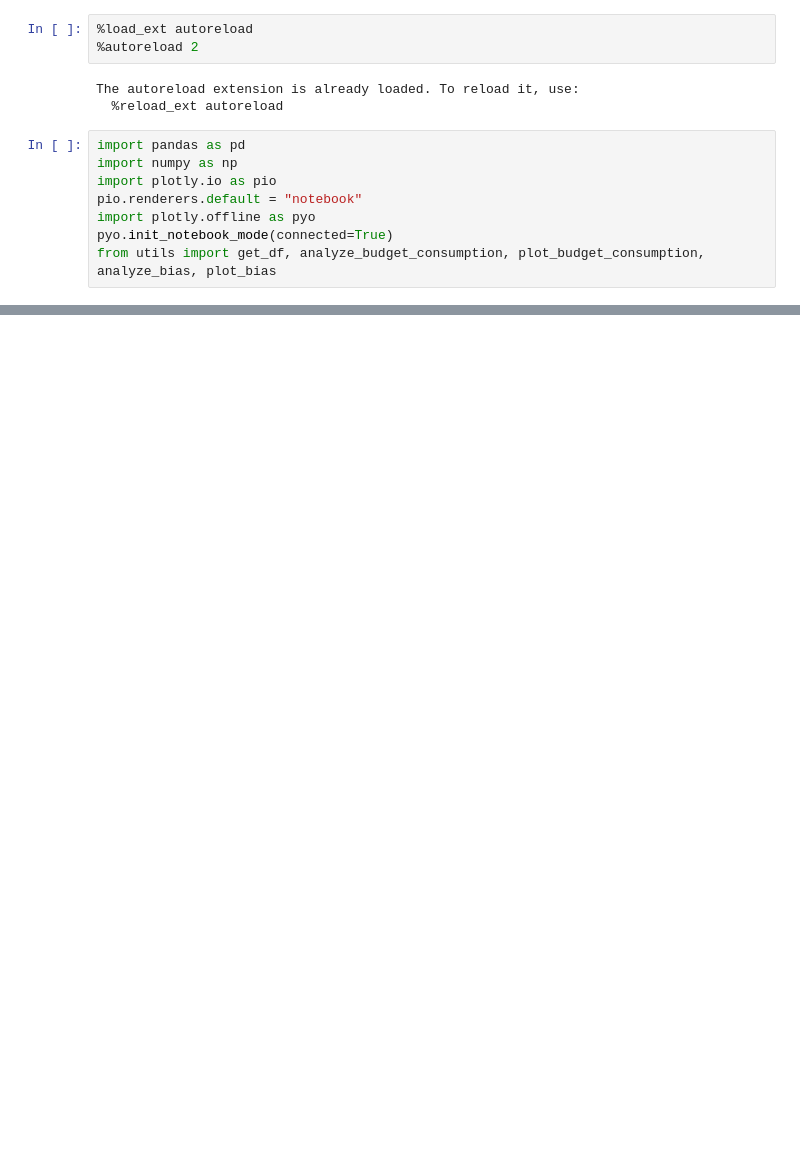
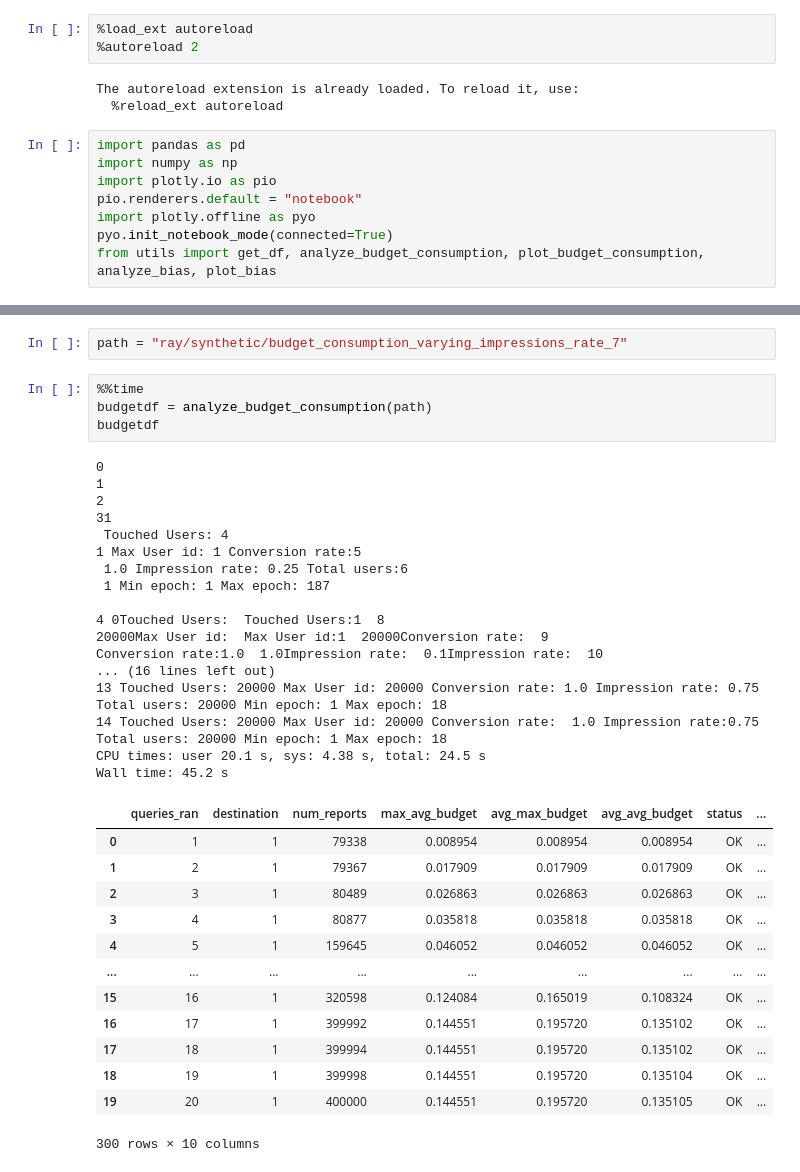
Before and after one commit to columbia/cookiemonster, a Jupyter notebook: cookiemonster/notebooks/analysis.ipynb, the cells around one changed output, grey strips where cells are left out. Cells and saved outputs as stored; diff of their text form; blank space fills up the shorter version.

```diff
--- a/cookiemonster/notebooks/analysis.ipynb
+++ b/cookiemonster/notebooks/analysis.ipynb
@@ -53,0 +58,37 @@ plot_budget_consumption(budget_df)
+# %%
+path = "ray/synthetic/budget_consumption_varying_impressions_rate_7"
+# %%
+%%time
+budgetdf = analyze_budget_consumption(path)
+budgetdf
+# %% [output]
+0
+1
+2
+31
+ Touched Users: 4
+1 Max User id: 1 Conversion rate:5
+ 1.0 Impression rate: 0.25 Total users:6
+ 1 Min epoch: 1 Max epoch: 187
+
+4 0Touched Users:  Touched Users:1  8
+20000Max User id:  Max User id:1  20000Conversion rate:  9
+Conversion rate:1.0  1.0Impression rate:  0.1Impression rate:  10
+... (16 lines left out)
+13 Touched Users: 20000 Max User id: 20000 Conversion rate: 1.0 Impression rate: 0.75 Total users: 20000 Min epoch: 1 Max epoch: 18
+14 Touched Users: 20000 Max User id: 20000 Conversion rate:  1.0 Impression rate:0.75 Total users: 20000 Min epoch: 1 Max epoch: 18
+CPU times: user 20.1 s, sys: 4.38 s, total: 24.5 s
+Wall time: 45.2 s
+|  | queries_ran | destination | num_reports | max_avg_budget | avg_max_budget | avg_avg_budget | status | ... |
+| 0 | 1 | 1 | 79338 | 0.008954 | 0.008954 | 0.008954 | OK | ... |
+| 1 | 2 | 1 | 79367 | 0.017909 | 0.017909 | 0.017909 | OK | ... |
+| 2 | 3 | 1 | 80489 | 0.026863 | 0.026863 | 0.026863 | OK | ... |
+| 3 | 4 | 1 | 80877 | 0.035818 | 0.035818 | 0.035818 | OK | ... |
+| 4 | 5 | 1 | 159645 | 0.046052 | 0.046052 | 0.046052 | OK | ... |
+| ... | ... | ... | ... | ... | ... | ... | ... | ... |
+| 15 | 16 | 1 | 320598 | 0.124084 | 0.165019 | 0.108324 | OK | ... |
+| 16 | 17 | 1 | 399992 | 0.144551 | 0.195720 | 0.135102 | OK | ... |
+| 17 | 18 | 1 | 399994 | 0.144551 | 0.195720 | 0.135102 | OK | ... |
+| 18 | 19 | 1 | 399998 | 0.144551 | 0.195720 | 0.135104 | OK | ... |
+| 19 | 20 | 1 | 400000 | 0.144551 | 0.195720 | 0.135105 | OK | ... |
+300 rows × 10 columns
```
Also changed, not shown: parts of 5 cells of this notebook, 3 other files.
